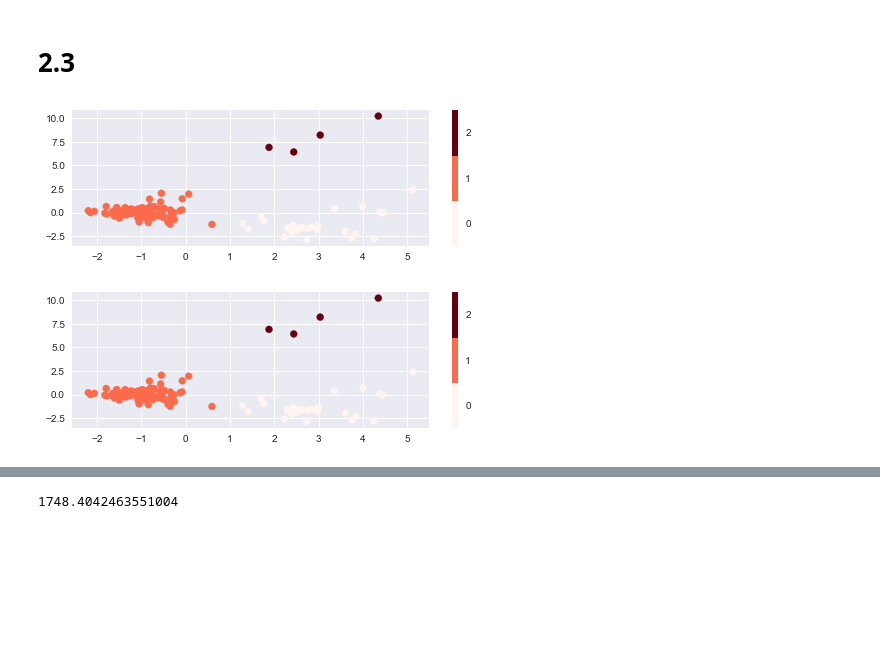
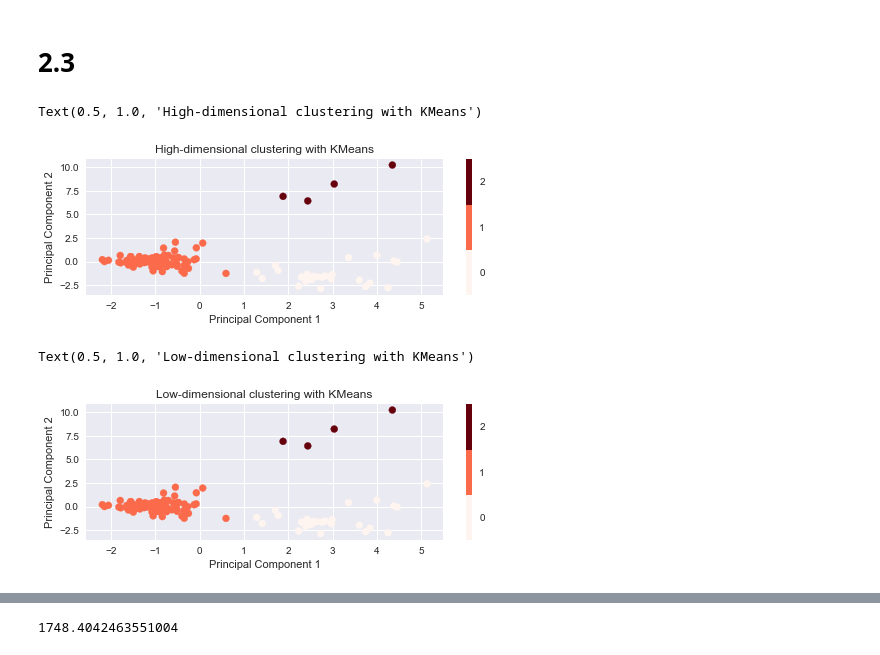
Before and after one commit to brendanmarks/Project1, a Jupyter notebook: Project1.ipynb, the cells around one changed output, grey strips where cells are left out. Saved outputs shown, nothing was run; the diff lists cells and outputs as text; code cells hidden in the pictures; blank space fills up the shorter version.

```diff
--- a/Project1.ipynb
+++ b/Project1.ipynb
@@ -344,12 +344,11 @@ Text(0.5, 1.0, 'Variance Explained vs Principal Components')
 #Based on knee rule, we will use 4 principle components
 pca = PCA(n_components=4)
 pca.fit(X)
-X_reduced = pca.transform(X)
+X_low = pca.transform(X)
 
 # Plotting the top 2 principal components.  Hence, dataset with reduced dimensions
 
-plt.scatter(X_reduced[:,0], X_reduced[:,1])
-#plt.colorbar(ticks=[0,1,2])
+plt.scatter(X_low[:,0], X_low[:,1])
 plt.clim(-0.5,2.5)
 plt.xlabel("Principal Component 1")
 plt.ylabel("Principal Component 2")
@@ -362,44 +361,46 @@ Text(0.5, 1.0, 'Principal components')
 # %%
 #k-means clustering with high and low dimensional datasets
 #Chosen 3 clusters based on visual inference
 
 from sklearn.cluster import KMeans
 
 kmeans_normal = KMeans(n_clusters=3, random_state=0)
 kmeans_normal.fit(X)
 normal_prediction = kmeans_normal.predict(X)
 
 kmeans_low = KMeans(n_clusters=3, random_state=0)
-kmeans_low.fit(X_reduced)
+kmeans_low.fit(X_low)
 low_prediction = kmeans_low.predict(X_reduced)
 
 # Plot 2 scatter plots -- two for high and low dimensional clustering results
 
 #Scatterplot for clustering with reduced dimensions dataset
 
 plt.subplot(2,1,1)
-plt.scatter(X_reduced[:,0], X_reduced[:,1], c=normal_prediction, cmap=plt.cm.get_cmap('Reds',3))
+plt.scatter(X_low[:,0], X_low[:,1], c=normal_prediction, cmap=plt.cm.get_cmap('Reds',3))
 plt.colorbar(ticks=[0,1,2])
 plt.clim(-0.5,2.5)
 
-plt.xlabel("PC #1")
-plt.ylabel("PC #2")
+plt.xlabel("Principal Component 1")
+plt.ylabel("Principal Component 2")
 plt.title("High-dimensional clustering with KMeans")
 # %% [output]
+Text(0.5, 1.0, 'High-dimensional clustering with KMeans')
-[figure, old version]
+[figure, new version]
 # %%
 #Scatterplot for low dimensional clustering
 
 plt.subplot(2,1,2)
-plt.scatter(X_reduced[:,0], X_reduced[:,1], c=low_prediction, cmap=plt.cm.get_cmap('Reds',3))
+plt.scatter(X_low[:,0], X_low[:,1], c=low_prediction, cmap=plt.cm.get_cmap('Reds',3))
 plt.colorbar(ticks=[0,1,2])
 plt.clim(-0.5,2.5)
 
-plt.xlabel("PC #1")
-plt.ylabel("PC #2")
+plt.xlabel("Principal Component 1")
+plt.ylabel("Principal Component 2")
 plt.title("Low-dimensional clustering with KMeans")
 # %% [output]
+Text(0.5, 1.0, 'Low-dimensional clustering with KMeans')
-[figure, old version]
+[figure, new version]
 # %%
 class Cross_Validation:
     def cross_validate_regions(self, data, k, model):
```
